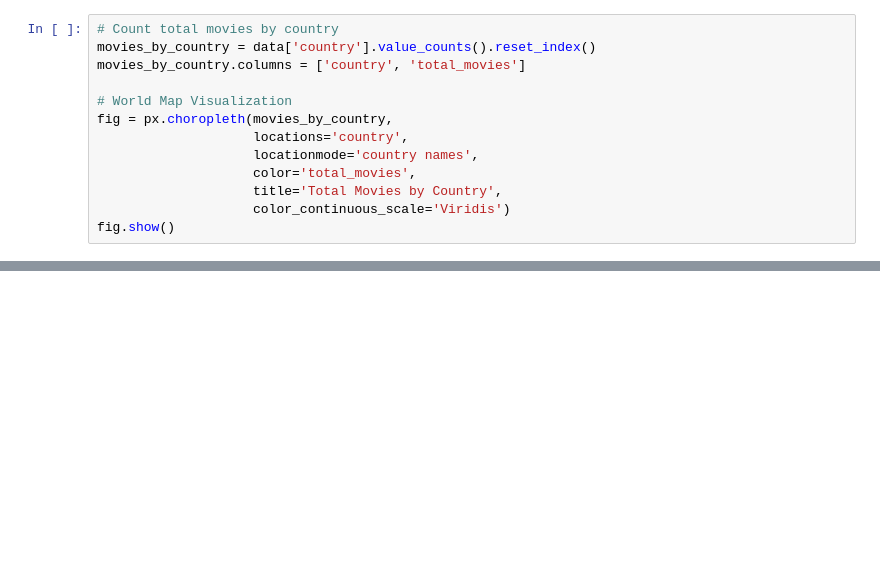
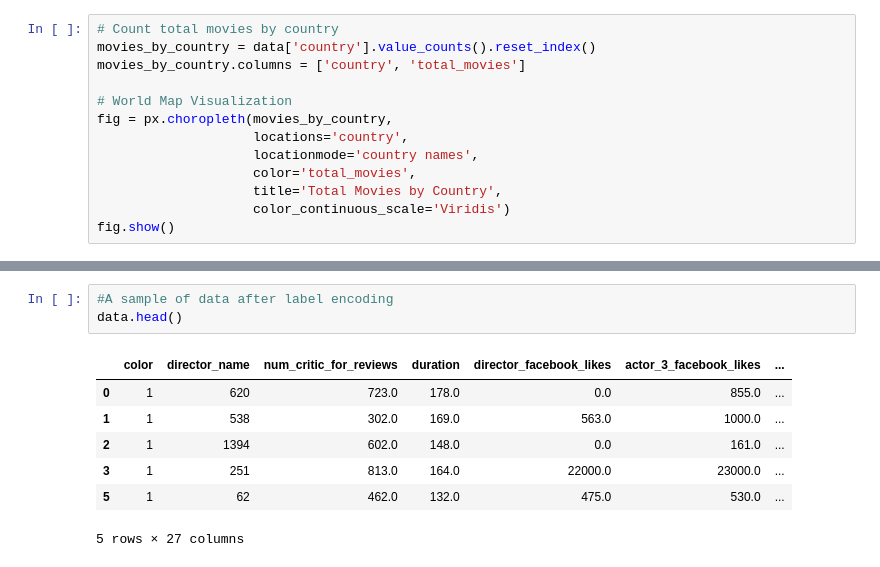
Before and after one commit to raviavaiya/Predicting-Movie-Success, a Jupyter notebook: Training/Movie Recommedation System.ipynb, the cells around one changed output, grey strips where cells are left out. Saved outputs shown, nothing was run; the diff lists cells and outputs as text; blank space fills up the shorter version.

```diff
--- a/Training/Movie Recommedation System.ipynb
+++ b/Training/Movie Recommedation System.ipynb
@@ -201,0 +218,11 @@ fig.show()
+# %%
+#A sample of data after label encoding
+data.head()
+# %% [output]
+|  | color | director_name | num_critic_for_reviews | duration | director_facebook_likes | actor_3_facebook_likes | ... |
+| 0 | 1 | 620 | 723.0 | 178.0 | 0.0 | 855.0 | ... |
+| 1 | 1 | 538 | 302.0 | 169.0 | 563.0 | 1000.0 | ... |
+| 2 | 1 | 1394 | 602.0 | 148.0 | 0.0 | 161.0 | ... |
+| 3 | 1 | 251 | 813.0 | 164.0 | 22000.0 | 23000.0 | ... |
+| 5 | 1 | 62 | 462.0 | 132.0 | 475.0 | 530.0 | ... |
+5 rows × 27 columns
```
Also changed, not shown: parts of 28 cells of this notebook, 1 other file.
